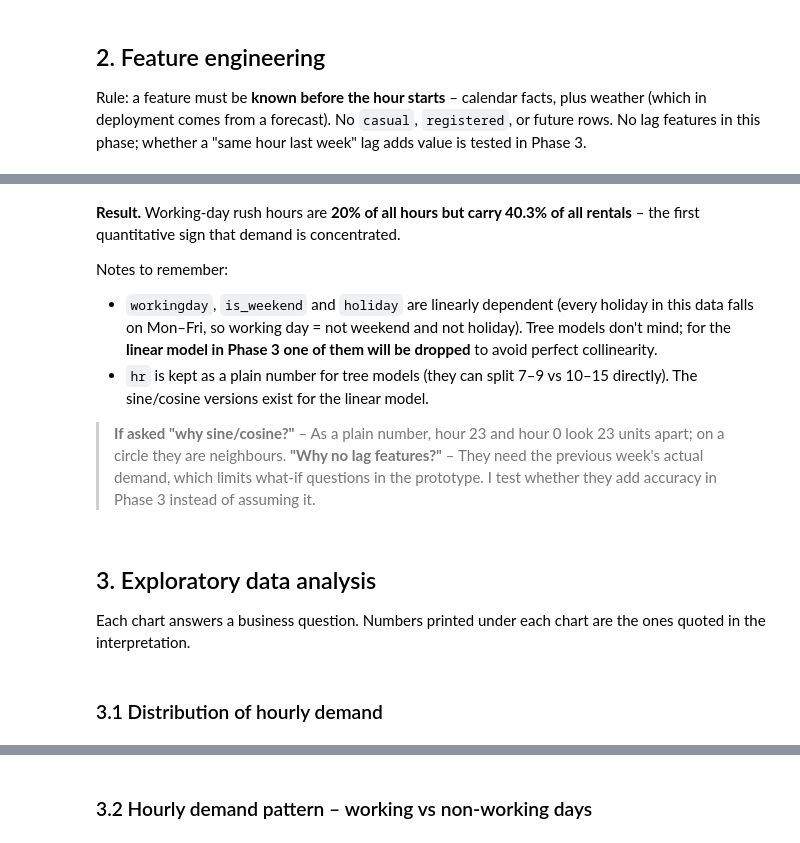
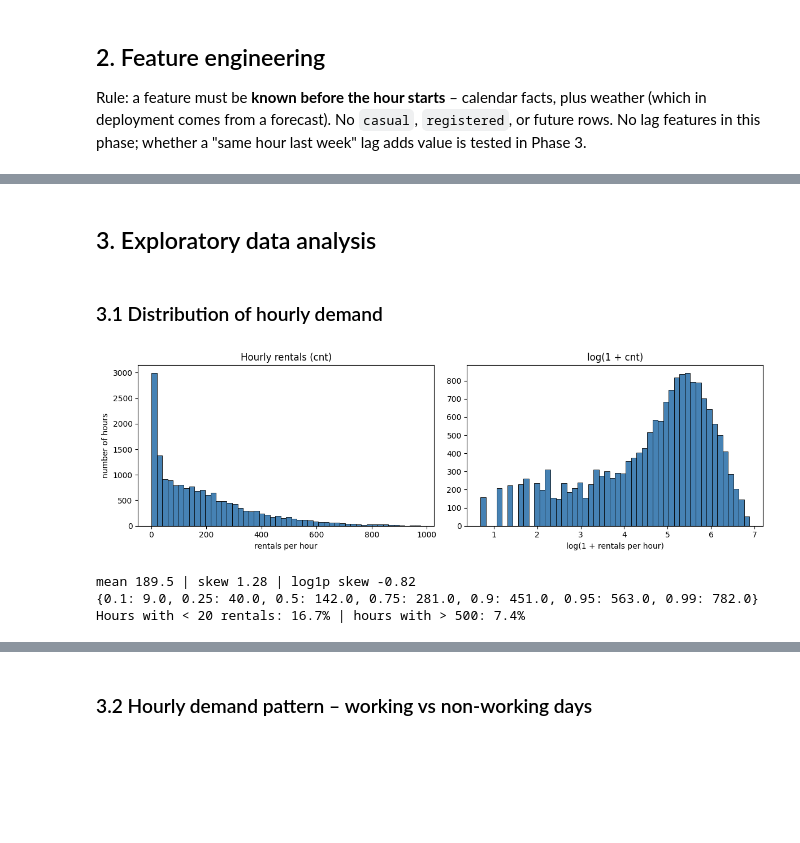
Before and after one commit to risitasutar/Bike-Demand-Intelligence, a Jupyter notebook: 02_phase2_analysis.ipynb, the cells around one changed output, grey strips where cells are left out. Saved outputs shown, nothing was run; the diff lists cells and outputs as text; code cells hidden in the pictures; blank space fills up the shorter version.

```diff
--- a/02_phase2_analysis.ipynb
+++ b/02_phase2_analysis.ipynb
@@ -359,5 +360,5 @@ Nothing is deleted. Each correction is **flagged** in a new column so it stays v
 # %%
-hour_raw, day_raw = pp.load_hour("data/hour.csv"), pp.load_day("data/day.csv")
+hour_raw, day_raw = pp.load_hour("hour.csv"), pp.load_day("day.csv")
 hour = pp.clean_hour(hour_raw)
 day = pp.clean_day(day_raw)
 
@@ -397,25 +445,23 @@ print("Rush-hour share of all hours:", f"{hour.rush_hour.mean():.1%}",
-# %% [markdown]
-**Result.** Working-day rush hours are **20% of all hours but carry 40.3% of all rentals** – the first quantitative sign that demand is concentrated.
-
-Notes to remember:
-- `workingday`, `is_weekend` and `holiday` are linearly dependent (every holiday in this data falls on Mon–Fri, so working day = not weekend and not holiday). Tree models don't mind; for the **linear model in Phase 3 one of them will be dropped** to avoid perfect collinearity.
-- `hr` is kept as a plain number for tree models (they can split 7–9 vs 10–15 directly). The sine/cosine versions exist for the linear model.
-
-> **If asked "why sine/cosine?"** – As a plain number, hour 23 and hour 0 look 23 units apart; on a circle they are neighbours. **"Why no lag features?"** – They need the previous week's actual demand, which limits what-if questions in the prototype. I test whether they add accuracy in Phase 3 instead of assuming it.
-# %% [markdown]
-## 3. Exploratory data analysis
-Each chart answers a business question. Numbers printed under each chart are the ones quoted in the interpretation.
+# %% [markdown]
+## 3. Exploratory data analysis
 # %% [markdown]
 ### 3.1 Distribution of hourly demand
 # %%
 fig, ax = plt.subplots(1, 2, figsize=(12, 3.8))
-ax[0].hist(hour.cnt, bins=50, color=BLUE, edgecolor=SURFACE, linewidth=0.6)
+ax[0].hist(hour.cnt, bins=50, color="steelblue", edgecolor="black", linewidth=0.6)
 ax[0].set(title="Hourly rentals (cnt)", xlabel="rentals per hour", ylabel="number of hours")
-ax[1].hist(np.log1p(hour.cnt), bins=50, color=BLUE, edgecolor=SURFACE, linewidth=0.6)
+ax[1].hist(np.log1p(hour.cnt), bins=50, color="steelblue", edgecolor="black", linewidth=0.6)
 ax[1].set(title="log(1 + cnt)", xlabel="log(1 + rentals per hour)")
-plt.tight_layout(); save(fig, "01_distribution")
+plt.tight_layout()
+plt.savefig("01_distribution.png", dpi=300, bbox_inches="tight")
+plt.show()
 
 q = hour.cnt.quantile([.1, .25, .5, .75, .9, .95, .99])
 print("mean", round(hour.cnt.mean(), 1), "| skew", round(hour.cnt.skew(), 2), "| log1p skew", round(np.log1p(hour.cnt).skew(), 2))
 print(q.round(0).to_dict())
 print("Hours with < 20 rentals:", f"{(hour.cnt < 20).mean():.1%}", "| hours with > 500:", f"{(hour.cnt > 500).mean():.1%}")
+# %% [output]
+[figure, added]
+mean 189.5 | skew 1.28 | log1p skew -0.82
+{0.1: 9.0, 0.25: 40.0, 0.5: 142.0, 0.75: 281.0, 0.9: 451.0, 0.95: 563.0, 0.99: 782.0}
+Hours with < 20 rentals: 16.7% | hours with > 500: 7.4%
```
Also changed, not shown: parts of 42 cells of this notebook, 2 other files.
